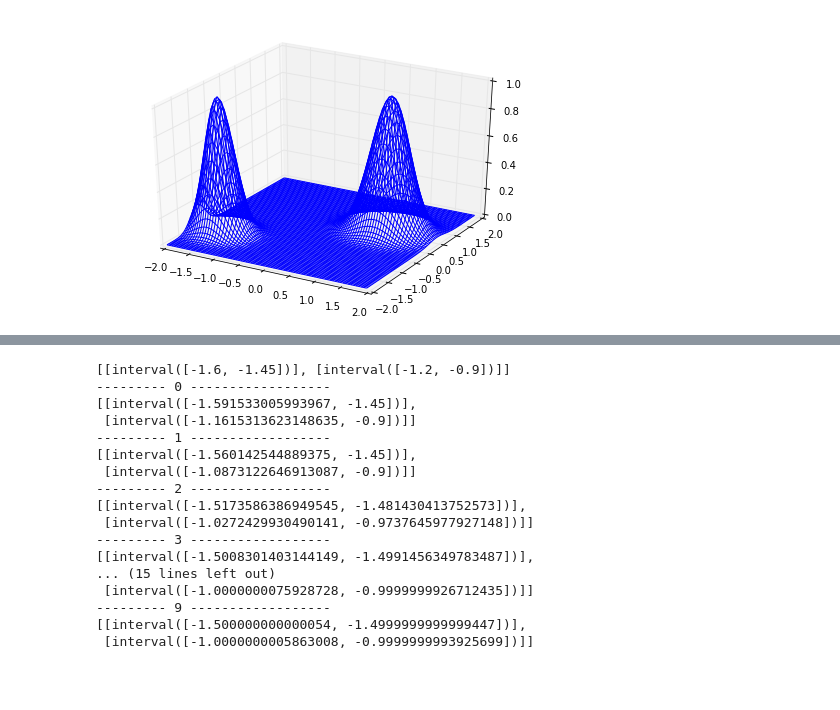
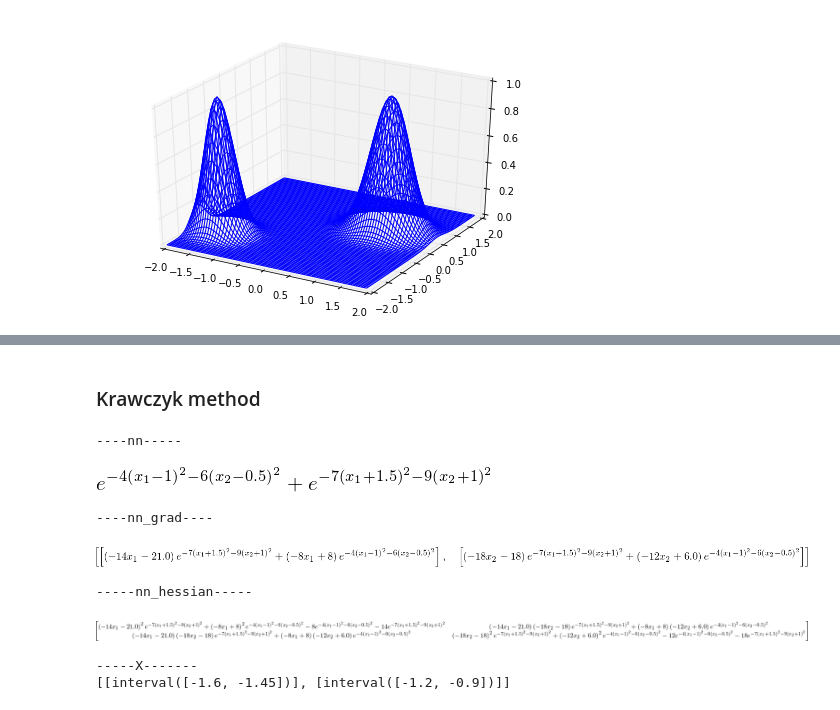
Before and after one commit to tkda-h3/interval-newton-method, a Jupyter notebook: nn-output-optimization.ipynb, the cells around one changed output, grey strips where cells are left out. Drawn from its saved outputs; the diff is of its cells as text; code cells hidden in the pictures; blank space fills up the shorter version.

```diff
--- a/nn-output-optimization.ipynb
+++ b/nn-output-optimization.ipynb
@@ -70,0 +42,2 @@ from ivmat import (
+# %% [markdown]
+### Krawczyk method
@@ -75,6 +54,7 @@ f_x_2 = symbols("f_x_2", cls=Function)
 nn = exp(-4*(x_1-1)**2 - 6*(x_2-0.5)**2) + exp(-7*(x_1+1.5)**2 - 9*(x_2+1)**2)
 
 func_eval = lambda func: (lambda x_1, x_2, exp=im.exp: eval(str(func)))
+f_grad_symbol = [[nn.diff(x_1)],[nn.diff(x_2)]]
 f_grad = fmat([[func_eval(nn.diff(x_1))], [func_eval(nn.diff(x_2))]])
 hes = hessian(nn, (x_1,x_2))
 f_grad_grad = fmat([[None for i in range(hes.shape[1])] for j in range(hes.shape[0])])
@@ -85,24 +65,25 @@ for i in range(2):
 x_1= interval[-1.6, -1.45]
 x_2 = interval[-0.9,-1.2]
 X = ivmat([[x_1],[x_2]])
-
-kra = Krawczyk(f_grad,f_grad_grad,X)
-kra.run(10, True)
-# %% [output]
-[[interval([-1.6, -1.45])], [interval([-1.2, -0.9])]]
---------- 0 ------------------
-[[interval([-1.591533005993967, -1.45])],
- [interval([-1.1615313623148635, -0.9])]]
---------- 1 ------------------
-[[interval([-1.560142544889375, -1.45])],
- [interval([-1.0873122646913087, -0.9])]]
---------- 2 ------------------
-[[interval([-1.5173586386949545, -1.481430413752573])],
- [interval([-1.0272429930490141, -0.9737645977927148])]]
---------- 3 ------------------
-[[interval([-1.5008301403144149, -1.4991456349783487])],
-... (15 lines left out)
- [interval([-1.0000000075928728, -0.9999999926712435])]]
---------- 9 ------------------
-[[interval([-1.500000000000054, -1.4999999999999447])],
- [interval([-1.0000000005863008, -0.9999999993925699])]]
+# %%
+print '----' + 'nn' + '-----'
+display(nn)
+print
+print '----' + 'nn_grad' + '----'
+display(f_grad_symbol)
+print
+print '-----' + 'nn_hessian' + '-----'
+display(hes)
+print
+print '-----' + 'X' + '-------'
+pprint(X)
+print
+# %% [output]
+----nn-----
+[figure, added]
+----nn_grad----
+[figure, added]
+-----nn_hessian-----
+[figure, added]
+-----X-------
+[[interval([-1.6, -1.45])], [interval([-1.2, -0.9])]]
```
Also changed, not shown: parts of 7 cells of this notebook, 3 other files.
